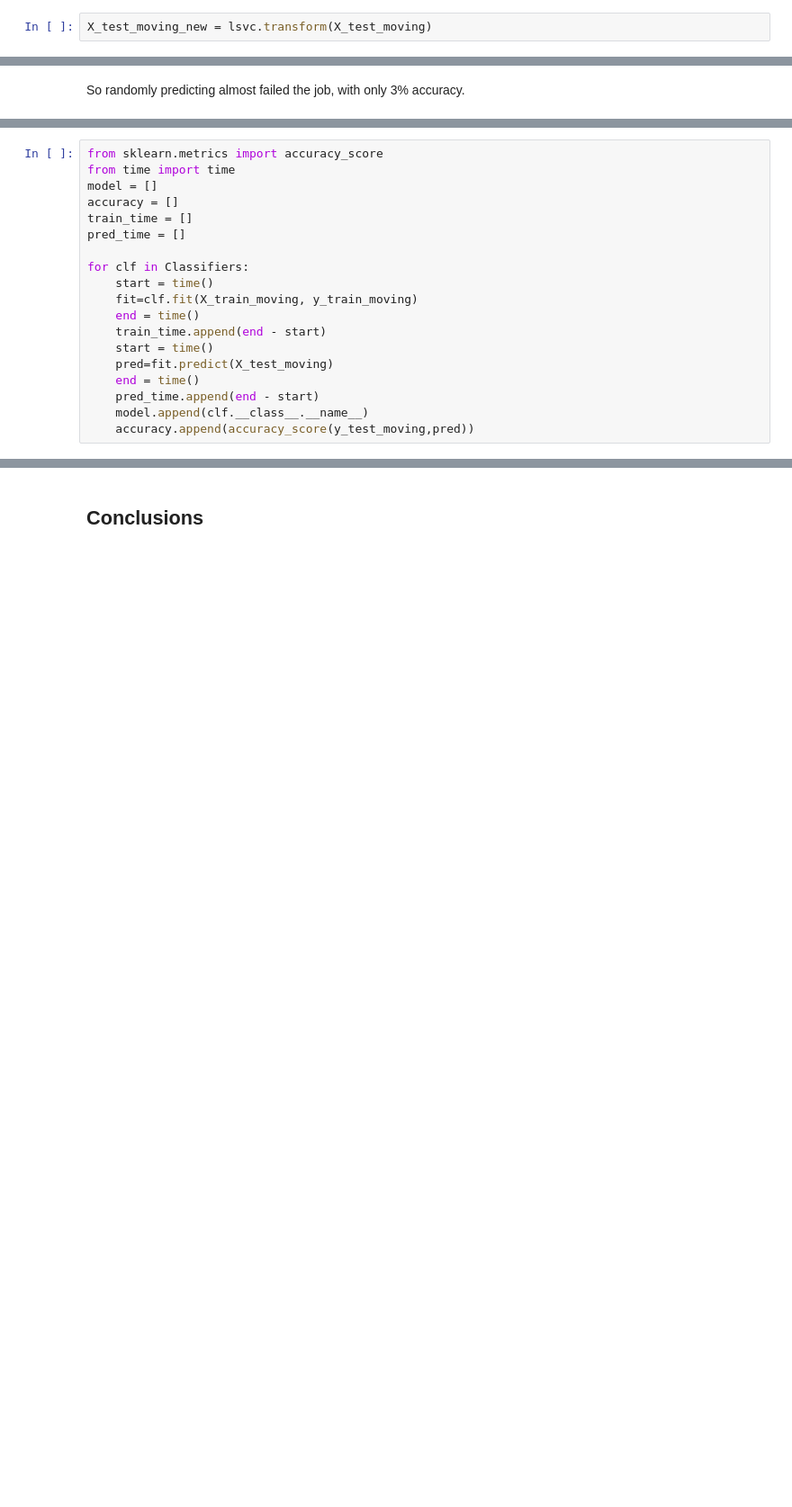
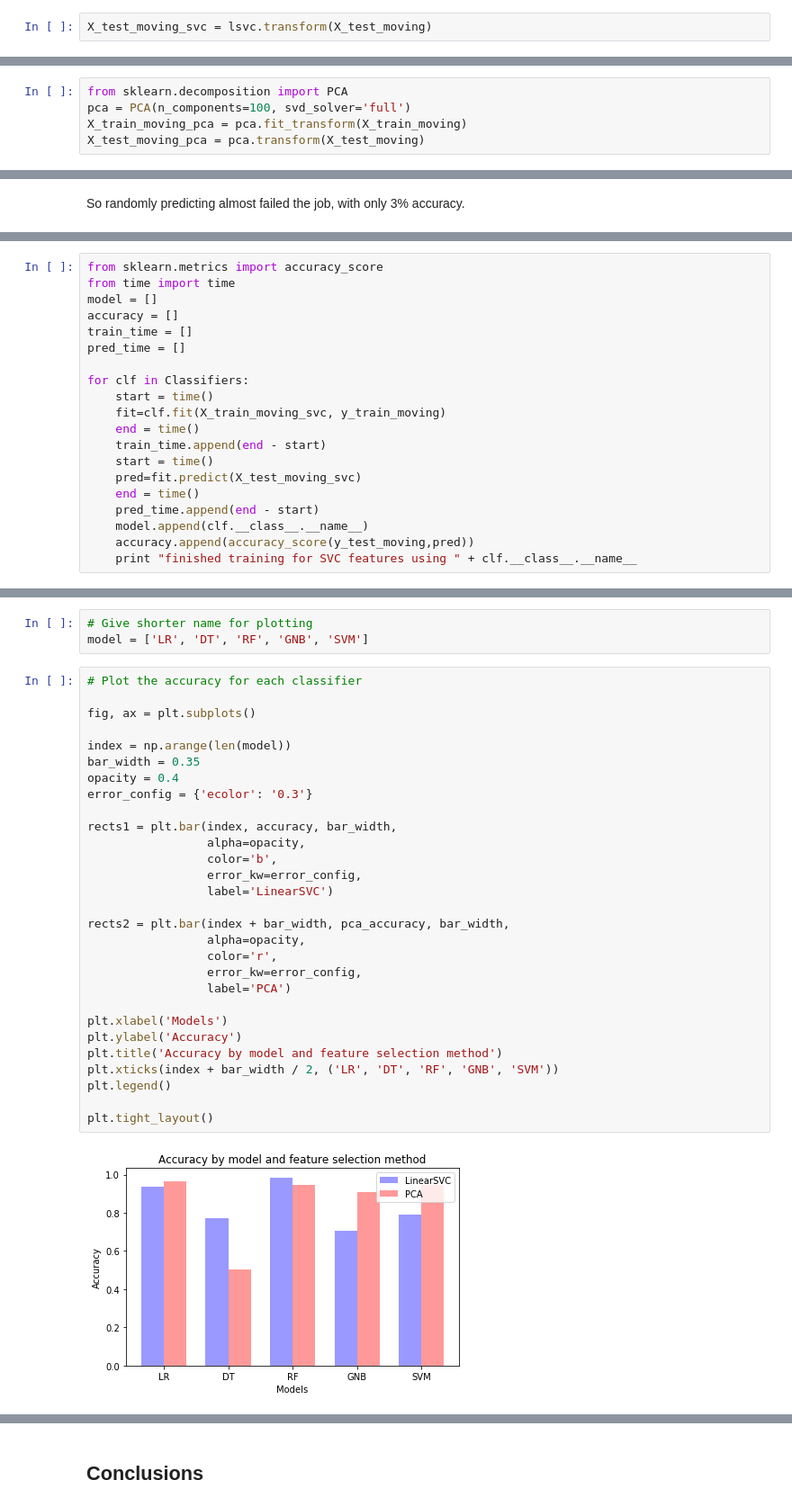
Before and after one commit to tinahbu/Gait-Cycle-Segmentation, a Jupyter notebook: Human Activity Prediction.ipynb, the cells around one changed output, grey strips where cells are left out. Shown at 90% size. Saved outputs shown, nothing was run; the diff lists cells and outputs as text; blank space fills up the shorter version.

Commit message:
graphs for presentation, PCA

```diff
--- a/Human Activity Prediction.ipynb
+++ b/Human Activity Prediction.ipynb
@@ -419,2 +365,2 @@ The linearSVC model selected 123 features out of 562, roughly 20% of them.
 # %%
-X_test_moving_new = lsvc.transform(X_test_moving)
+X_test_moving_svc = lsvc.transform(X_test_moving)
@@ -426,0 +419,5 @@ Let's do the same feature selection for sedentary data.
+# %%
+from sklearn.decomposition import PCA
+pca = PCA(n_components=100, svd_solver='full')
+X_train_moving_pca = pca.fit_transform(X_train_moving)
+X_test_moving_pca = pca.transform(X_test_moving)
@@ -518,12 +499,13 @@ pred_time = []
 
 for clf in Classifiers:
     start = time()
-    fit=clf.fit(X_train_moving, y_train_moving)
+    fit=clf.fit(X_train_moving_svc, y_train_moving)
     end = time()
     train_time.append(end - start)
     start = time()
-    pred=fit.predict(X_test_moving)
+    pred=fit.predict(X_test_moving_svc)
     end = time()
     pred_time.append(end - start)
     model.append(clf.__class__.__name__)
     accuracy.append(accuracy_score(y_test_moving,pred))
+    print "finished training for SVC features using " + clf.__class__.__name__
@@ -592,0 +546,34 @@ plt.xticks(index, model)
+# %%
+# Give shorter name for plotting
+model = ['LR', 'DT', 'RF', 'GNB', 'SVM']
+# %%
+# Plot the accuracy for each classifier
+
+fig, ax = plt.subplots()
+
+index = np.arange(len(model))
+bar_width = 0.35
+opacity = 0.4
+error_config = {'ecolor': '0.3'}
+
+rects1 = plt.bar(index, accuracy, bar_width,
+                 alpha=opacity,
+                 color='b',
+                 error_kw=error_config,
+                 label='LinearSVC')
+
+rects2 = plt.bar(index + bar_width, pca_accuracy, bar_width,
+                 alpha=opacity,
+                 color='r',
+                 error_kw=error_config,
+                 label='PCA')
+
+plt.xlabel('Models')
+plt.ylabel('Accuracy')
+plt.title('Accuracy by model and feature selection method')
+plt.xticks(index + bar_width / 2, ('LR', 'DT', 'RF', 'GNB', 'SVM'))
+plt.legend()
+
+plt.tight_layout()
+# %% [output]
+[figure, added]
```
Also changed, not shown: parts of 51 cells of this notebook.
